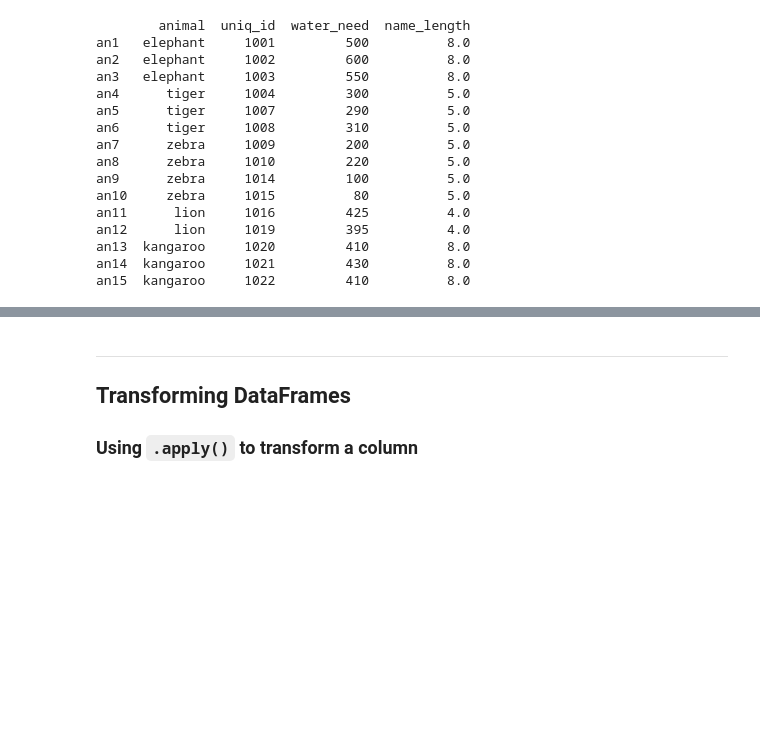
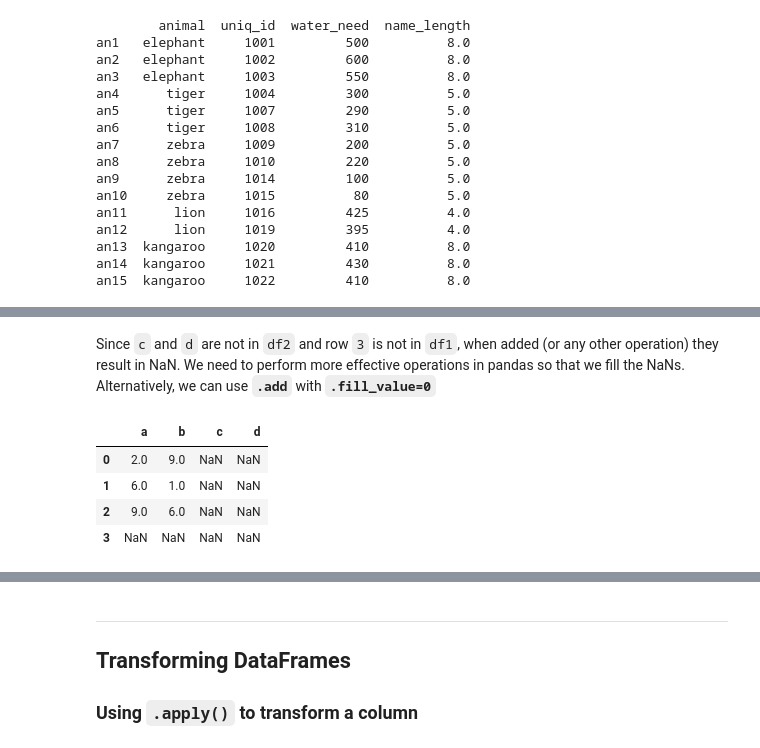
Before and after one commit to mfkabdelnaby/data-science, a Jupyter notebook: pandas.ipynb, the cells around one changed output, grey strips where cells are left out. Drawn from its saved outputs; the diff is of its cells as text; code cells hidden in the pictures; blank space fills up the shorter version.

```diff
--- a/pandas.ipynb
+++ b/pandas.ipynb
@@ -858,0 +987,4 @@ an15  kangaroo     1022         410          8.0
+# %%
+df1 = pd.DataFrame(np.random.randint(10,size=(3,4)),
+                   columns=list('abcd'))
+df1
@@ -858,0 +996,5 @@ an15  kangaroo     1022         410          8.0
+# %%
+df2 = pd.DataFrame(np.random.randint(10,size=(4,2)),
+                   columns=list('ab'))
+
+df2
@@ -858,0 +1007,10 @@ an15  kangaroo     1022         410          8.0
+# %% [markdown]
+Since `c` and `d` are not in `df2` and row `3` is not in `df1`, when added (or any other operation) they result in NaN. We need to perform more effective operations in pandas so that we fill the NaNs. Alternatively, we can use **`.add`** with **`.fill_value=0`**
+# %%
+df1+df2
+# %% [output]
+|  | a | b | c | d |
+| 0 | 2.0 | 9.0 | NaN | NaN |
+| 1 | 6.0 | 1.0 | NaN | NaN |
+| 2 | 9.0 | 6.0 | NaN | NaN |
+| 3 | NaN | NaN | NaN | NaN |
```
Also changed, not shown: parts of 74 cells of this notebook, 10 other files.
